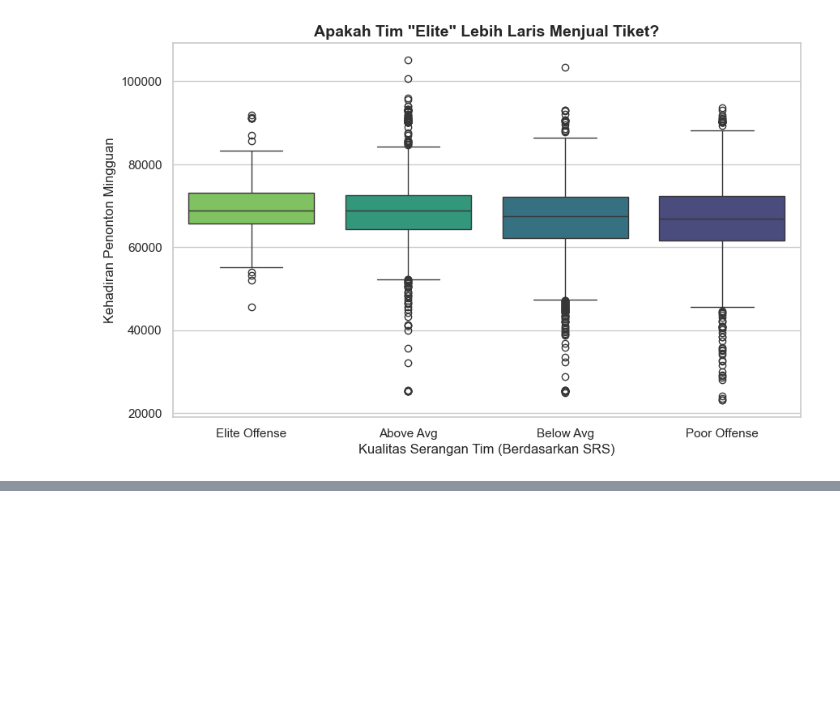
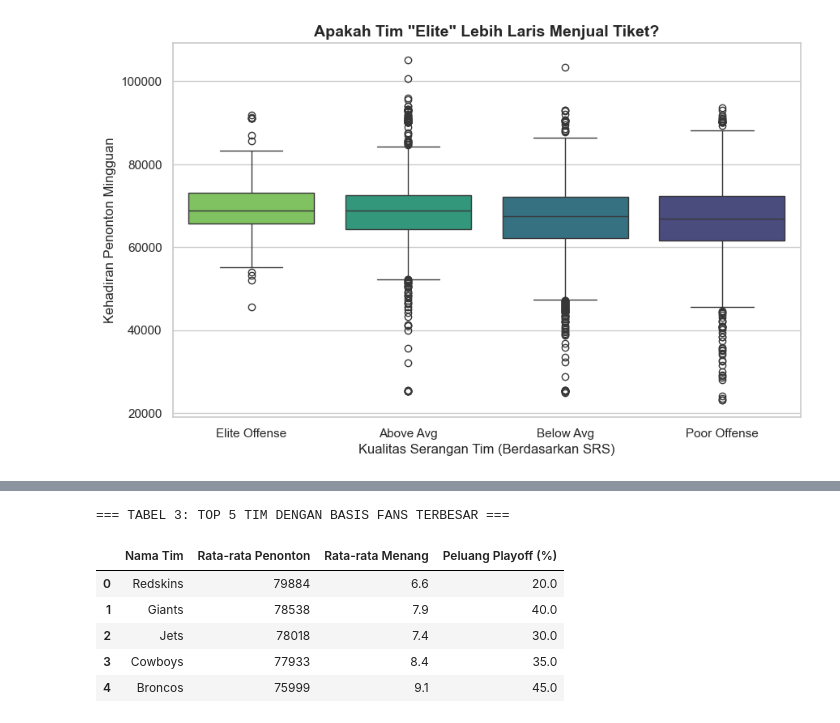
Before and after one commit to gacoanphilia/final-project, a Jupyter notebook: notebooks/final-project.ipynb, the cells around one changed output, grey strips where cells are left out. Drawn from its saved outputs; the diff is of its cells as text; code cells hidden in the pictures; blank space fills up the shorter version.

```diff
--- a/notebooks/final-project.ipynb
+++ b/notebooks/final-project.ipynb
@@ -690,0 +831,27 @@ Insight Bisnis:
+# %%
+# --- TABEL 3: TOP 5 MARKET TERKUAT ---
+
+# 1. Agregasi per Tim
+market_power = nfl.groupby('home_team_name').agg({
+    'attendance': 'mean',
+    'wins': 'mean',
+    'playoffs': lambda x: (x == 'Playoffs').mean() * 100 # Persentase masuk Playoff
+}).sort_values('attendance', ascending=False).head(5).reset_index()
+
+# 2. Rapikan
+market_power.columns = ['Nama Tim', 'Rata-rata Penonton', 'Rata-rata Menang', 'Peluang Playoff (%)']
+market_power['Rata-rata Penonton'] = market_power['Rata-rata Penonton'].round(0).astype(int)
+market_power['Rata-rata Menang'] = market_power['Rata-rata Menang'].round(1)
+market_power['Peluang Playoff (%)'] = market_power['Peluang Playoff (%)'].round(1)
+
+# Tampilkan
+print("\n=== TABEL 3: TOP 5 TIM DENGAN BASIS FANS TERBESAR ===")
+display(market_power)
+# %% [output]
+=== TABEL 3: TOP 5 TIM DENGAN BASIS FANS TERBESAR ===
+|  | Nama Tim | Rata-rata Penonton | Rata-rata Menang | Peluang Playoff (%) |
+| 0 | Redskins | 79884 | 6.6 | 20.0 |
+| 1 | Giants | 78538 | 7.9 | 40.0 |
+| 2 | Jets | 78018 | 7.4 | 30.0 |
+| 3 | Cowboys | 77933 | 8.4 | 35.0 |
+| 4 | Broncos | 75999 | 9.1 | 45.0 |
```
Also changed, not shown: parts of 18 cells of this notebook.
